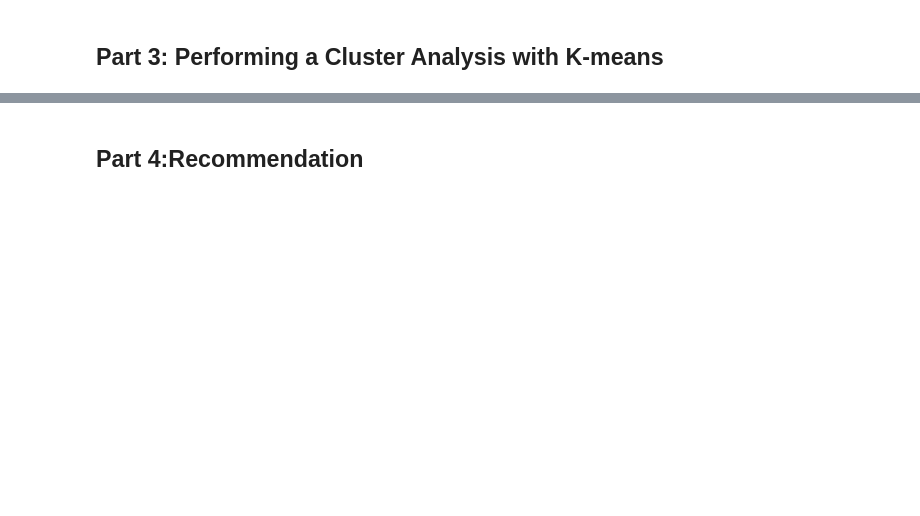
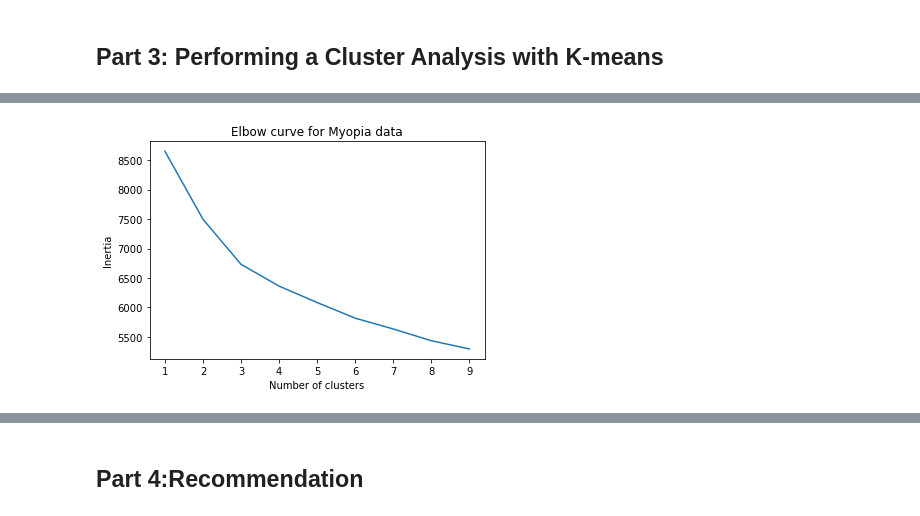
Before and after one commit to yaf978/Myopia-Clusters, a Jupyter notebook: myopia_clusters.ipynb, the cells around one changed output, grey strips where cells are left out. Saved outputs shown, nothing was run; the diff lists cells and outputs as text; code cells hidden in the pictures; blank space fills up the shorter version.

```diff
--- a/myopia_clusters.ipynb
+++ b/myopia_clusters.ipynb
@@ -46,9 +46,10 @@ Data columns (total 15 columns):
 dtypes: float64(5), int64(10)
 memory usage: 72.5 KB
 # %%
-# 2-Remove the "MYOPIC" column from the dataset.
-X = data.drop("MYOPIC", axis=1)
-X.head()
+# 2-drop the "MYOPIC" column from the dataset.
+labels = data["MYOPIC"]
+data_droped = data.drop("MYOPIC", axis=1)
+data_droped.head()
 # %% [output]
 |  | AGE | SPHEQ | AL | ACD | LT | VCD | SPORTHR | READHR | COMPHR | STUDYHR | TVHR | ... |
 | 0 | 6 | -0.052 | 21.889999 | 3.690 | 3.498 | 14.70 | 45 | 8 | 0 | 0 | 10 | ... |
@@ -70,3 +69,5 @@ we have 14 features
+# %%
+data_scaled_df = pd.DataFrame(data_scaled,columns=data_droped.columns)
 # %% [markdown]
 ## Part 2: Apply Dimensionality Reduction
 # %%
@@ -128,2 +119,17 @@ ValueError: 'c' argument must be a color, a sequence of colors, or a sequence of
 # %% [markdown]
 ## Part 3: Performing a Cluster Analysis with K-means
+# %%
+# Create an elbow plot to identify the best number of clusters
+inertia = []
+k = list(range(1, 10))
+
+# Calculate the inertia for the range of k values
+for i in k:
+    km = KMeans(n_clusters=i, random_state=0)
+    km.fit(data_scaled_df)
+    inertia.append(km.inertia_)
+
+# Create dataframe for plotting
+elbow_data = {"k": k, "inertia": inertia}
+df_elbow = pd.DataFrame(elbow_data)
+df_elbow.head()
@@ -129,0 +143,10 @@ ValueError: 'c' argument must be a color, a sequence of colors, or a sequence of
+# %%
+# Plot the elbow curve to find the best candidate(s) for k
+plt.plot(df_elbow['k'], df_elbow['inertia'])
+plt.xticks(range(1,10))
+plt.xlabel('Number of clusters')
+plt.ylabel('Inertia')
+plt.title('Elbow curve for Myopia data')
+plt.show()
+# %% [output]
+[figure, added]
```
Also changed, not shown: parts of 15 cells of this notebook.
